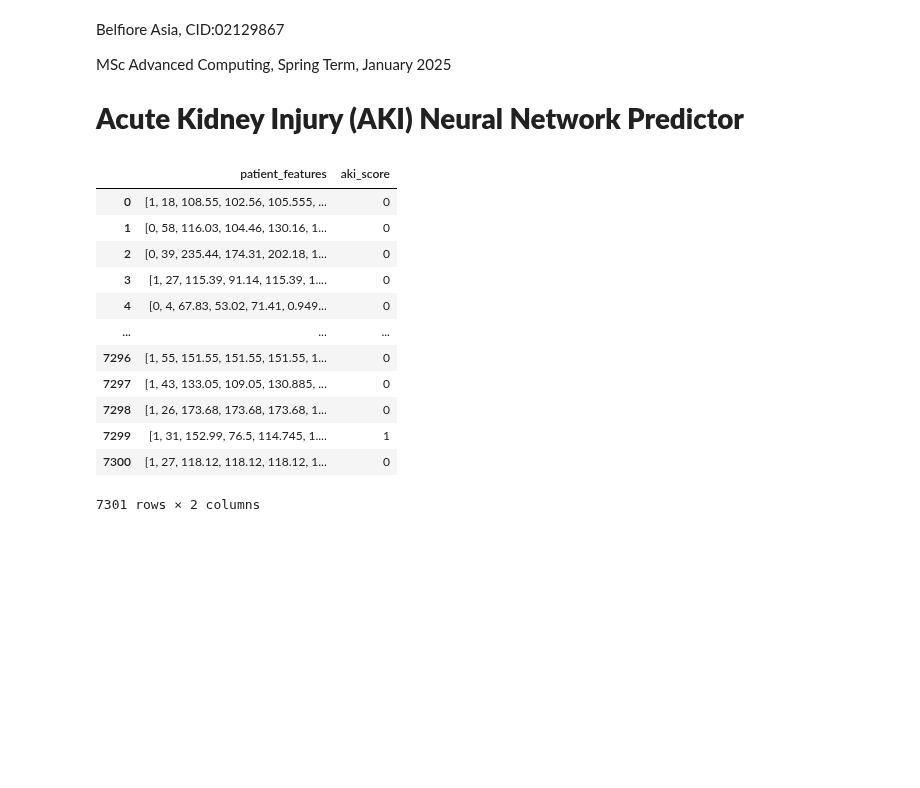
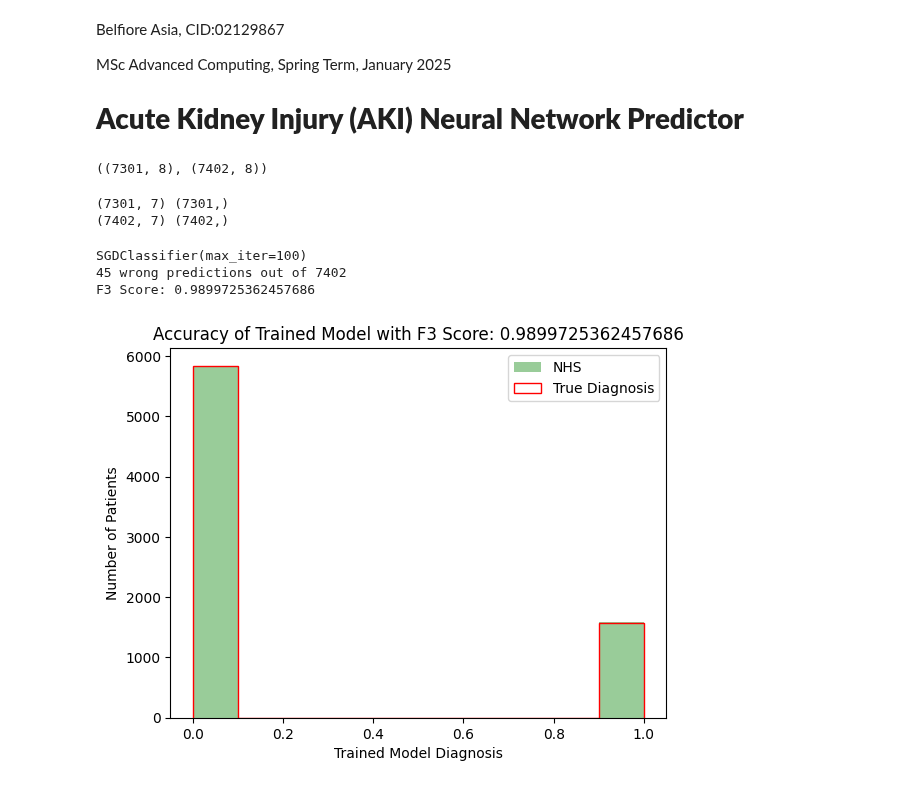
Before and after one commit to belfioreasia/aki-predictor, a Jupyter notebook: aki_predictor.ipynb, the cells around one changed output. Saved outputs shown, nothing was run; the diff lists cells and outputs as text; code cells hidden in the pictures; blank space fills up the shorter version.

Commit message:
Added test data handling for single patients.

```diff
--- a/aki_predictor.ipynb
+++ b/aki_predictor.ipynb
@@ -207,26 +71,7 @@ from utils import *
 # %%
-from importlib import reload
-import numpy as np
-import utils
-reload(utils)
-
-from utils import *
-
 # 1. Load Training and Testing Datasets
-train_data = prepare_dataset('data/training.csv', 'train')
-# test_data = prepare_dataset('data/test.csv', 'test')
-train_data
+train_data = prepare_train_data('data/training.csv')
+test_data = prepare_train_data('data/test.csv')
+train_data.shape, test_data.shape
 # %% [output]
-|  | patient_features | aki_score |
-| 0 | [1, 18, 108.55, 102.56, 105.555, ... | 0 |
-| 1 | [0, 58, 116.03, 104.46, 130.16, 1... | 0 |
-| 2 | [0, 39, 235.44, 174.31, 202.18, 1... | 0 |
-| 3 | [1, 27, 115.39, 91.14, 115.39, 1.... | 0 |
-| 4 | [0, 4, 67.83, 53.02, 71.41, 0.949... | 0 |
-| ... | ... | ... |
-| 7296 | [1, 55, 151.55, 151.55, 151.55, 1... | 0 |
-| 7297 | [1, 43, 133.05, 109.05, 130.885, ... | 0 |
-| 7298 | [1, 26, 173.68, 173.68, 173.68, 1... | 0 |
-| 7299 | [1, 31, 152.99, 76.5, 114.745, 1.... | 1 |
-| 7300 | [1, 27, 118.12, 118.12, 118.12, 1... | 0 |
-7301 rows × 2 columns
+((7301, 8), (7402, 8))
@@ -249 +78,35 @@ plot_accuracy(model_aki, train_data['aki_score'], 'Trained Model', model_f3)
+# %%
+# 2. Prepare Data
+X_train = train_data.loc[:,'sex':'D']
+Y_train = train_data.loc[:,'aki']
+print(X_train.shape, Y_train.shape)
+
+X_test = test_data.loc[:,'sex':'D']
+Y_test = test_data.loc[:,'aki']
+print(X_test.shape, Y_test.shape)
+# %% [output]
+(7301, 7) (7301,)
+(7402, 7) (7402,)
+# %%
+# 2. Define Model
+# model_aki = sklearn.naive_bayes.GaussianNB()
+model_aki = SGDClassifier(loss="hinge", penalty="l2", max_iter=100)
+
+# 3. Train Model
+model_aki.fit(X_train.values, Y_train.values)
+
+# 4. Evaluate Model
+y_pred = model_aki.predict(X_test.values)
+print(model_aki, f"\n{(Y_test != y_pred).sum()} wrong predictions out of {X_test.shape[0]}")
+
+# 4. Compute F3 Score
+model_f3 = fbeta_score(Y_test, y_pred, beta=3)
+print("F3 Score:", model_f3)
+# 4.b. Plot Model Accuracy
+plot_accuracy(y_pred, Y_test, 'Trained Model', model_f3)
+# %% [output]
+SGDClassifier(max_iter=100)
+45 wrong predictions out of 7402
+F3 Score: 0.9899725362457686
+[figure, added]
 # %%
```
Also changed, not shown: parts of 15 cells of this notebook, 5 other files.
